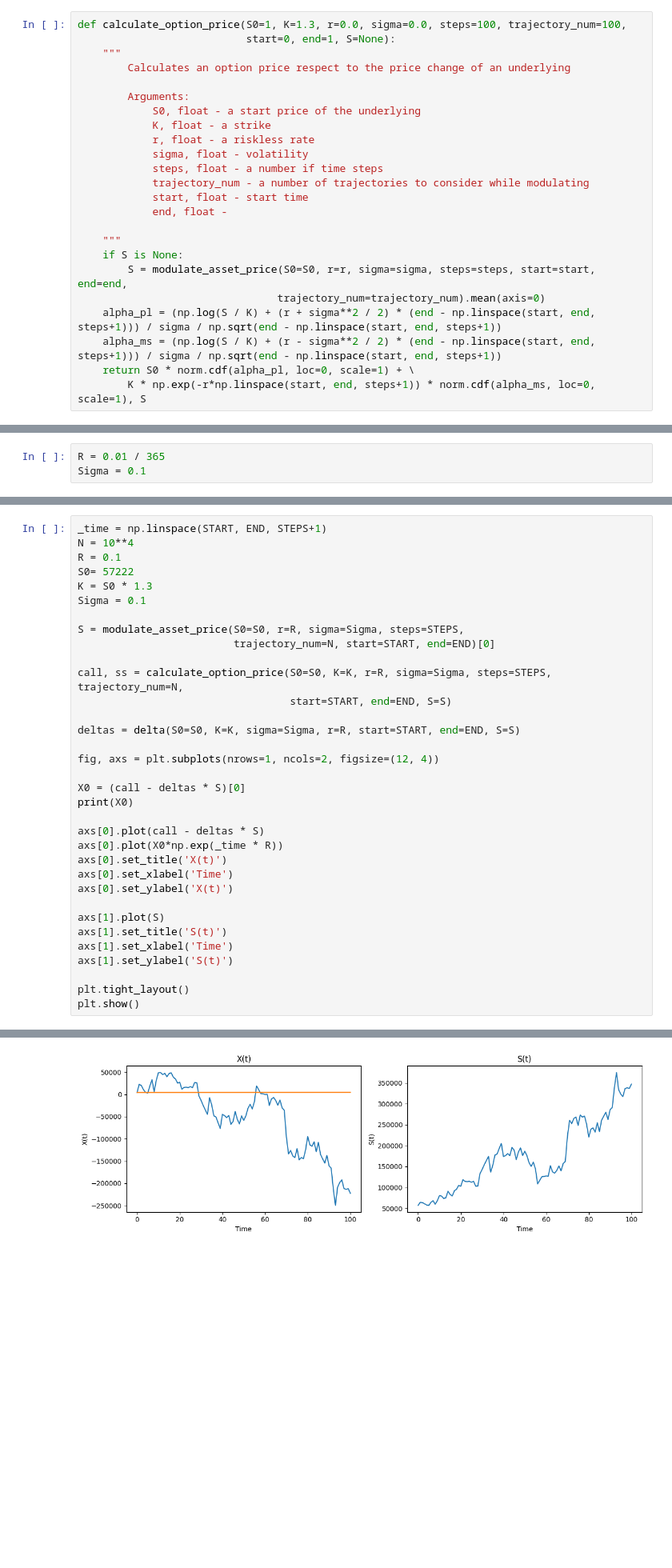
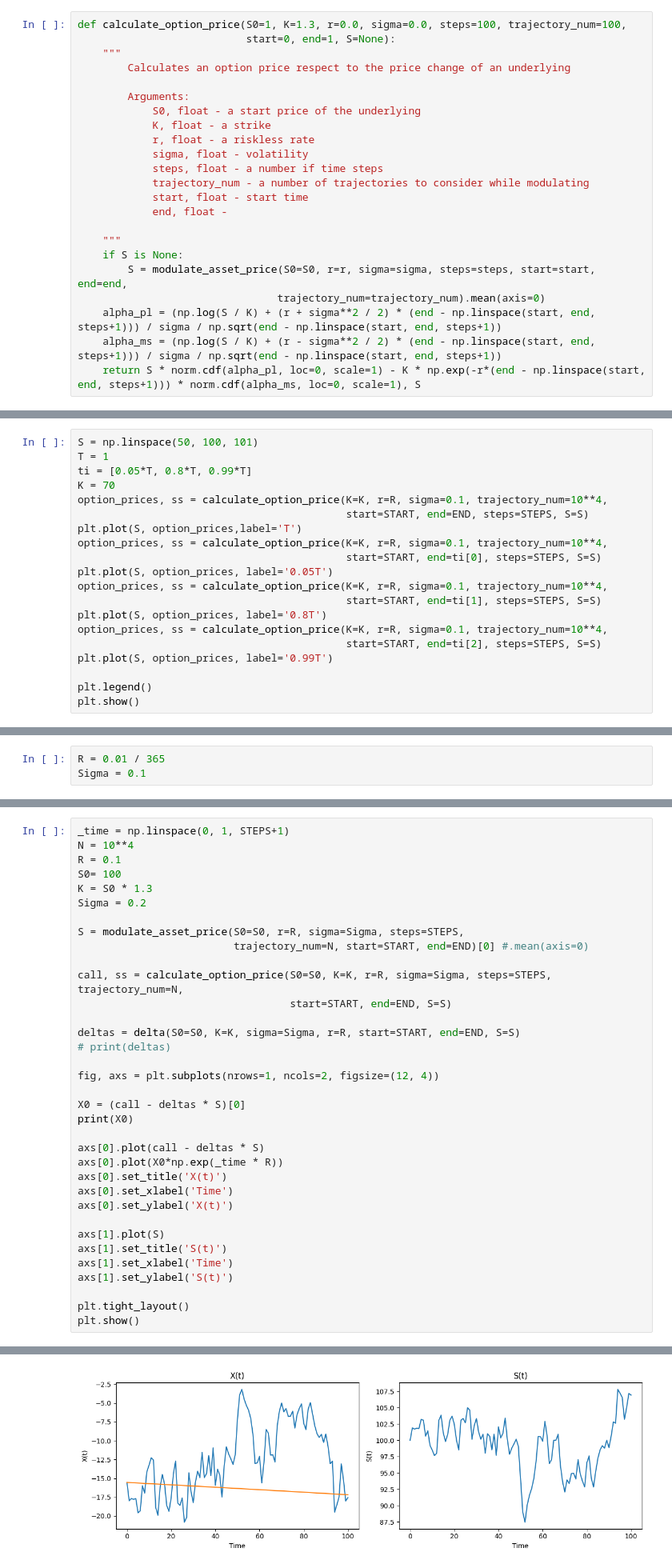
Before and after one commit to Kasymkhankhubiyev/Sirius-Uni, a Jupyter notebook: Derivatives/series1.ipynb, the cells around one changed output, grey strips where cells are left out. Shown at 80% size. Cells and saved outputs as stored; diff of their text form; blank space fills up the shorter version.

```diff
--- a/Derivatives/series1.ipynb
+++ b/Derivatives/series1.ipynb
@@ -236,8 +227,7 @@ def calculate_option_price(S0=1, K=1.3, r=0.0, sigma=0.0, steps=100, trajectory_
                                 trajectory_num=trajectory_num).mean(axis=0)
     alpha_pl = (np.log(S / K) + (r + sigma**2 / 2) * (end - np.linspace(start, end, steps+1))) / sigma / np.sqrt(end - np.linspace(start, end, steps+1))
     alpha_ms = (np.log(S / K) + (r - sigma**2 / 2) * (end - np.linspace(start, end, steps+1))) / sigma / np.sqrt(end - np.linspace(start, end, steps+1))
-    return S0 * norm.cdf(alpha_pl, loc=0, scale=1) + \
-        K * np.exp(-r*np.linspace(start, end, steps+1)) * norm.cdf(alpha_ms, loc=0, scale=1), S
+    return S * norm.cdf(alpha_pl, loc=0, scale=1) - K * np.exp(-r*(end - np.linspace(start, end, steps+1))) * norm.cdf(alpha_ms, loc=0, scale=1), S
 # %%
 K = 1.5
 START = 0
@@ -272,0 +263,20 @@ plt.plot()
+# %%
+S = np.linspace(50, 100, 101)
+T = 1
+ti = [0.05*T, 0.8*T, 0.99*T]
+K = 70
+option_prices, ss = calculate_option_price(K=K, r=R, sigma=0.1, trajectory_num=10**4,
+                                           start=START, end=END, steps=STEPS, S=S)
+plt.plot(S, option_prices,label='T')
+option_prices, ss = calculate_option_price(K=K, r=R, sigma=0.1, trajectory_num=10**4,
+                                           start=START, end=ti[0], steps=STEPS, S=S)
+plt.plot(S, option_prices, label='0.05T')
+option_prices, ss = calculate_option_price(K=K, r=R, sigma=0.1, trajectory_num=10**4,
+                                           start=START, end=ti[1], steps=STEPS, S=S)
+plt.plot(S, option_prices, label='0.8T')
+option_prices, ss = calculate_option_price(K=K, r=R, sigma=0.1, trajectory_num=10**4,
+                                           start=START, end=ti[2], steps=STEPS, S=S)
+plt.plot(S, option_prices, label='0.99T')
+
+plt.legend()
+plt.show()
@@ -466,20 +478,21 @@ plt.show()
 Рассмотрите портфель $X(t) = c(t, S(t)) - c_x(t, S(t))S(t)$, <br>
 где $c_x(t,S(t))$ - частная производная по х. Разделить отрезок [0, T] точками $t_i = \frac{iT}{n}$, смоделируйте процесс S(t) и постройте график портфеля X(t) как функции от t в точках t_i. Постройте в том же окне график $e^{rt} X(0)$ как функции от t
 # %%
-_time = np.linspace(START, END, STEPS+1)
+_time = np.linspace(0, 1, STEPS+1)
 N = 10**4
 R = 0.1
-S0= 57222
+S0= 100
 K = S0 * 1.3
-Sigma = 0.1
+Sigma = 0.2
 
 S = modulate_asset_price(S0=S0, r=R, sigma=Sigma, steps=STEPS,
-                         trajectory_num=N, start=START, end=END)[0]
+                         trajectory_num=N, start=START, end=END)[0] #.mean(axis=0)
 
 call, ss = calculate_option_price(S0=S0, K=K, r=R, sigma=Sigma, steps=STEPS, trajectory_num=N,
                                   start=START, end=END, S=S)
 
 deltas = delta(S0=S0, K=K, sigma=Sigma, r=R, start=START, end=END, S=S)
+# print(deltas)
 
 fig, axs = plt.subplots(nrows=1, ncols=2, figsize=(12, 4))
 
@@ -504 +517 @@ plt.show()
-[figure, old version]
+[figure, new version]
```
Also changed, not shown: parts of 11 cells of this notebook.
